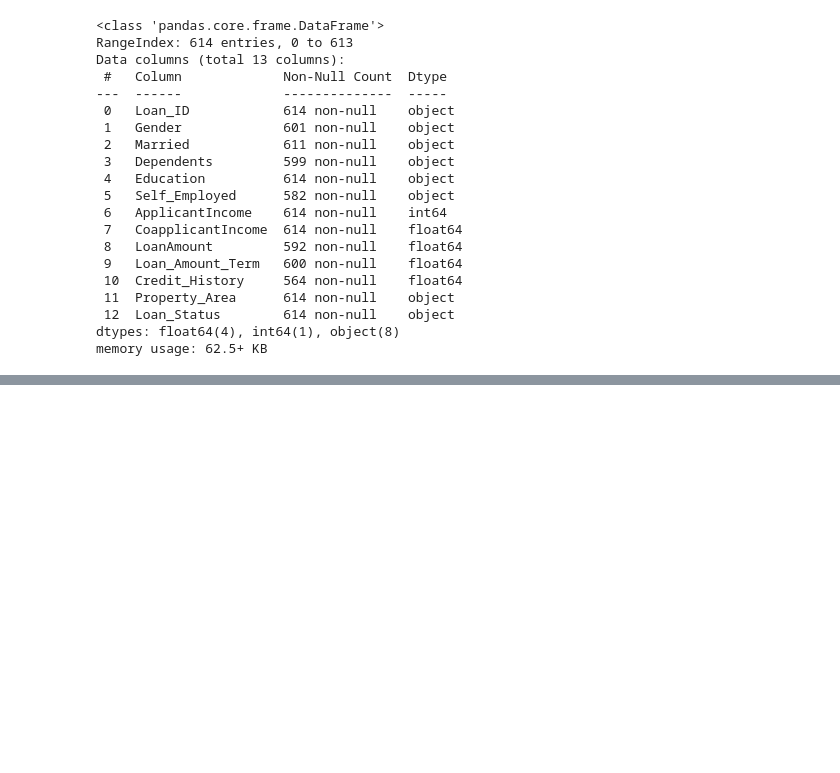
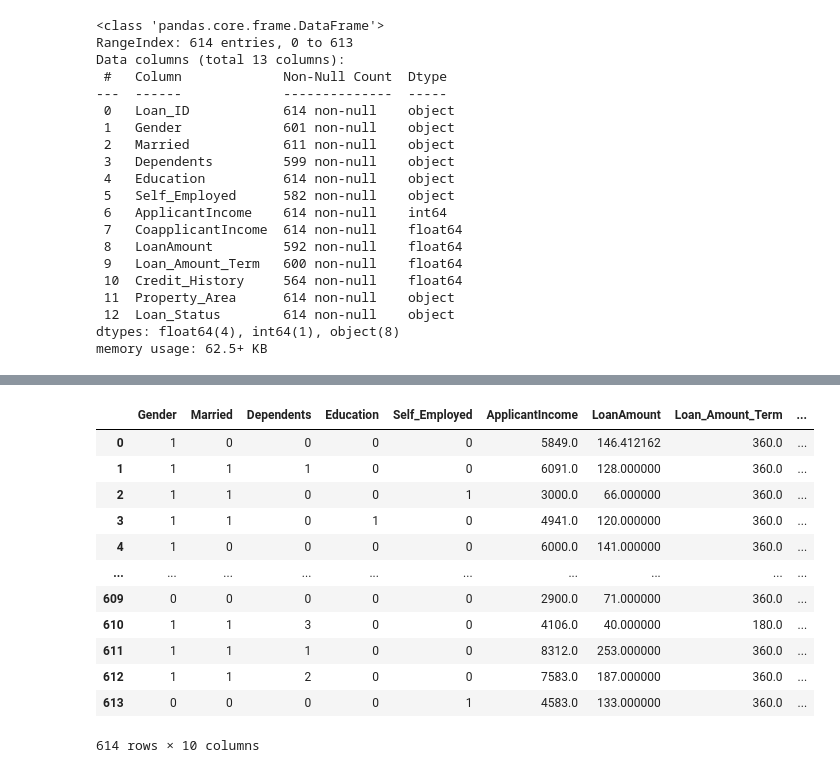
Before and after one commit to nnkrishnakumar/MLOps, a Jupyter notebook: loan_EDA_dataset.ipynb, the cells around one changed output, grey strips where cells are left out. Cells and saved outputs as stored; diff of their text form; code cells hidden in the pictures; blank space fills up the shorter version.

```diff
--- a/loan_EDA_dataset.ipynb
+++ b/loan_EDA_dataset.ipynb
@@ -89,0 +431,21 @@ dtype: int64
+# %%
+for col in cat_cols:
+    le=LabelEncoder()
+    train_df[col]=le.fit_transform(train_df[col])
+    test_df[col]=le.fit_transform(test_df[col])
+# %%
+train_df
+# %% [output]
+|  | Gender | Married | Dependents | Education | Self_Employed | ApplicantIncome | LoanAmount | Loan_Amount_Term | ... |
+| 0 | 1 | 0 | 0 | 0 | 0 | 5849.0 | 146.412162 | 360.0 | ... |
+| 1 | 1 | 1 | 1 | 0 | 0 | 6091.0 | 128.000000 | 360.0 | ... |
+| 2 | 1 | 1 | 0 | 0 | 1 | 3000.0 | 66.000000 | 360.0 | ... |
+| 3 | 1 | 1 | 0 | 1 | 0 | 4941.0 | 120.000000 | 360.0 | ... |
+| 4 | 1 | 0 | 0 | 0 | 0 | 6000.0 | 141.000000 | 360.0 | ... |
+| ... | ... | ... | ... | ... | ... | ... | ... | ... | ... |
+| 609 | 0 | 0 | 0 | 0 | 0 | 2900.0 | 71.000000 | 360.0 | ... |
+| 610 | 1 | 1 | 3 | 0 | 0 | 4106.0 | 40.000000 | 180.0 | ... |
+| 611 | 1 | 1 | 1 | 0 | 0 | 8312.0 | 253.000000 | 360.0 | ... |
+| 612 | 1 | 1 | 2 | 0 | 0 | 7583.0 | 187.000000 | 360.0 | ... |
+| 613 | 0 | 0 | 0 | 0 | 1 | 4583.0 | 133.000000 | 360.0 | ... |
+614 rows × 10 columns
```
Also changed, not shown: parts of 35 cells of this notebook.
